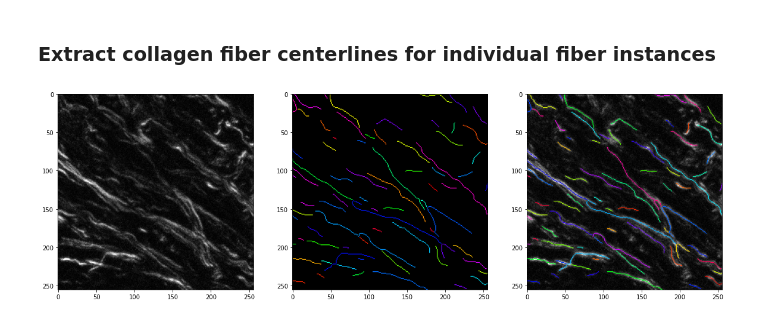
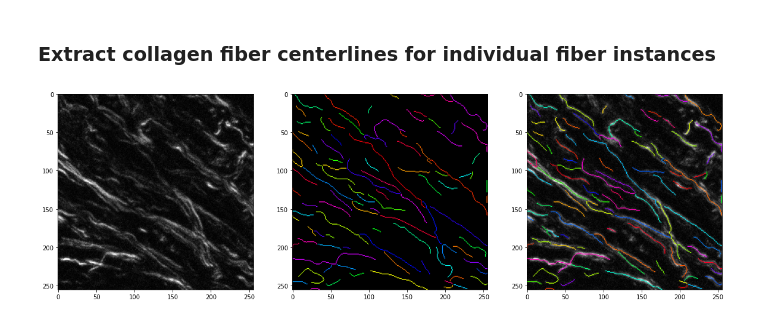
Before and after one commit to uw-loci/collagen-fiber-metrics, a Jupyter notebook: fiber_extractor.ipynb, the cells around one changed output. Drawn from its saved outputs; the diff is of its cells as text; code cells hidden in the pictures.

Commit message:
update extractor example

```diff
--- a/fiber_extractor.ipynb
+++ b/fiber_extractor.ipynb
@@ -12,7 +12,7 @@ import colorsys
 ### Load network model and weights
 # %%
 net = UNet(1, 1, 16, True).eval()
-net.load_state_dict(torch.load('weights/netG.pt'))
+net.load_state_dict(torch.load('weights/netG-v2.pt'))
 fiber_extractor = FiberExtractor(net)
 # %% [markdown]
 ### Load a test image
@@ -44,0 +45,8 @@ Draw masks using skeletonization
+# %%
+adj_gamma = lambda x: exposure.adjust_gamma(x, gamma=0.75)
+med_filter = lambda x: filters.median(x, footprint=morphology.square(2))
+gamma_med = lambda x: med_filter(adj_gamma(x))
+result = fiber_extractor.compute(im_arr, adjust_contrast=gamma_med) # you can pass a lambda function to `adjust_contrast` which will be applied to the input image
+plt.figure(figsize=(5, 5))
+plt.imshow(result, cmap='gray')
+plt.show()
@@ -55,8 +66,8 @@ plt.show()
 ### Extract collagen fiber centerlines for individual fiber instances
 # %%
 ## instance masks
-centerline_res = CenterLine(centerline_image=result, associate_image=io.imread('examples/test_input.png'))
+centerline_res = CenterLine(centerline_image=result, associate_image=io.imread('examples/test_input.png'), min_fiber_length=10)
 # centerline_res = CenterLine(centerline_image=truth_mask, associate_image=io.imread('examples/test_input.png'))
 centerline_res.create_overlay()
 # %% [output]
-[figure, old version]
+[figure, new version]
```
Also changed, not shown: parts of 3 cells of this notebook, 1 other file.
